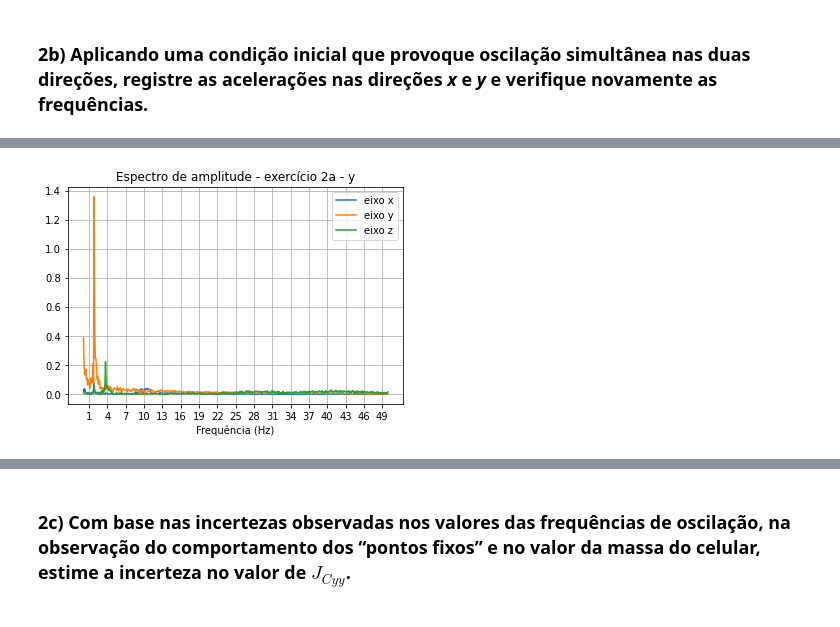
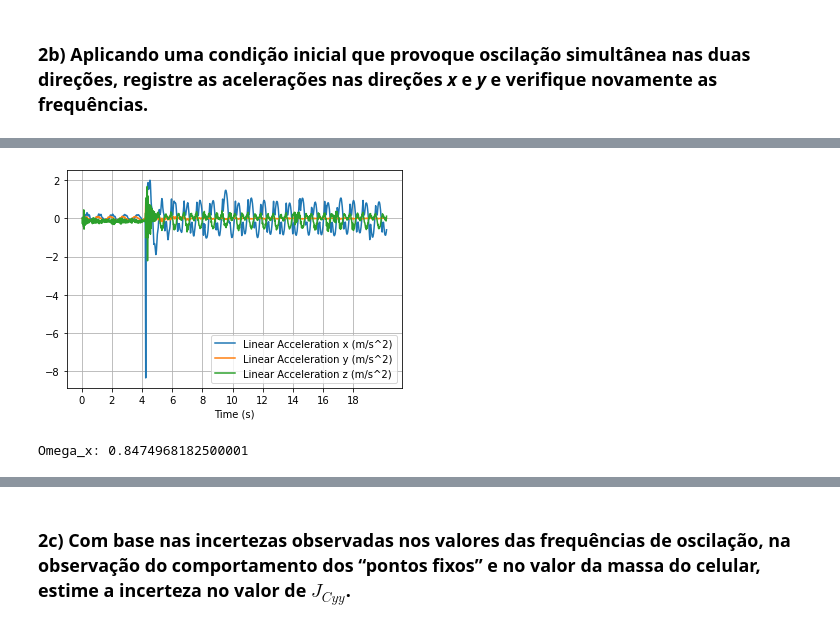
Before and after one commit to henrique-martinez/PME3403, a Jupyter notebook: lab2/lab_2.ipynb, the cells around one changed output, grey strips where cells are left out. Drawn from its saved outputs; the diff is of its cells as text; code cells hidden in the pictures.

```diff
--- a/lab2/lab_2.ipynb
+++ b/lab2/lab_2.ipynb
@@ -181,34 +134,30 @@ plt.show()
-# %%
-df = pd.read_csv("lab2q2a1-y.csv")
-
-# Sampling frequency
-f_s = 100 # [Hz]
-# Number of sample points
-N = 1024
-# sample spacing
-T = 1.0 / f_s
-
-x = df['Time (s)'].to_list()[:N]
-xf = fftfreq(N, T)[:N]
-
-y_x = df['Linear Acceleration x (m/s^2)'].to_list()[:N]
-yf_x = fft(y_x)
-
-y_y = df['Linear Acceleration y (m/s^2)'].to_list()[:N]
-yf_y = fft(y_y)
-
-y_z = df['Linear Acceleration z (m/s^2)'].to_list()[:N]
-yf_z = fft(y_z)
-
-# graph
-plt.plot(xf[1:N//2],2.0/N *np.abs(yf_x[1:N//2]))
-plt.plot(xf[1:N//2],2.0/N *np.abs(yf_y[1:N//2]))
-plt.plot(xf[1:N//2],2.0/N *np.abs(yf_z[1:N//2]))
-plt.title('Espectro de amplitude - exercício 2a - y')
-plt.xlabel('Frequência (Hz)')
-plt.legend(['eixo x', 'eixo y', 'eixo z'])
-plt.xticks(range(1, 50, 3))
-plt.grid()
-plt.show()
-# %% [output]
-[figure, removed]
+# %%
+df = pd.read_csv("lab2q2a1-x.csv")
+
+df.plot(x="Time (s)", y=["Linear Acceleration x (m/s^2)","Linear Acceleration y (m/s^2)","Linear Acceleration z (m/s^2)"], kind="line")
+plt.xticks(range(0, 20, 2))
+plt.grid()
+plt.show()
+
+t = df['Time (s)'].to_list()
+x = df['Linear Acceleration x (m/s^2)'].to_list()
+y = df['Linear Acceleration y (m/s^2)'].to_list()
+
+t_inicial = 7
+N_repeticoes = 12
+
+n_passagens = 0
+
+for i in range(len(t)-10):
+    if t[i] > t_inicial:
+        if x[i]>= 0 and x[i-1]<0 :
+            if n_passagens == 0 :
+                t_1 = t[i]
+            if n_passagens == N_repeticoes :
+                t_n = t[i]
+            n_passagens += 1
+
+print("Omega_x:", (t_n-t_1)/N_repeticoes)
+# %% [output]
+[figure, added]
+Omega_x: 0.8474968182500001
```
Also changed, not shown: parts of 5 cells of this notebook.
